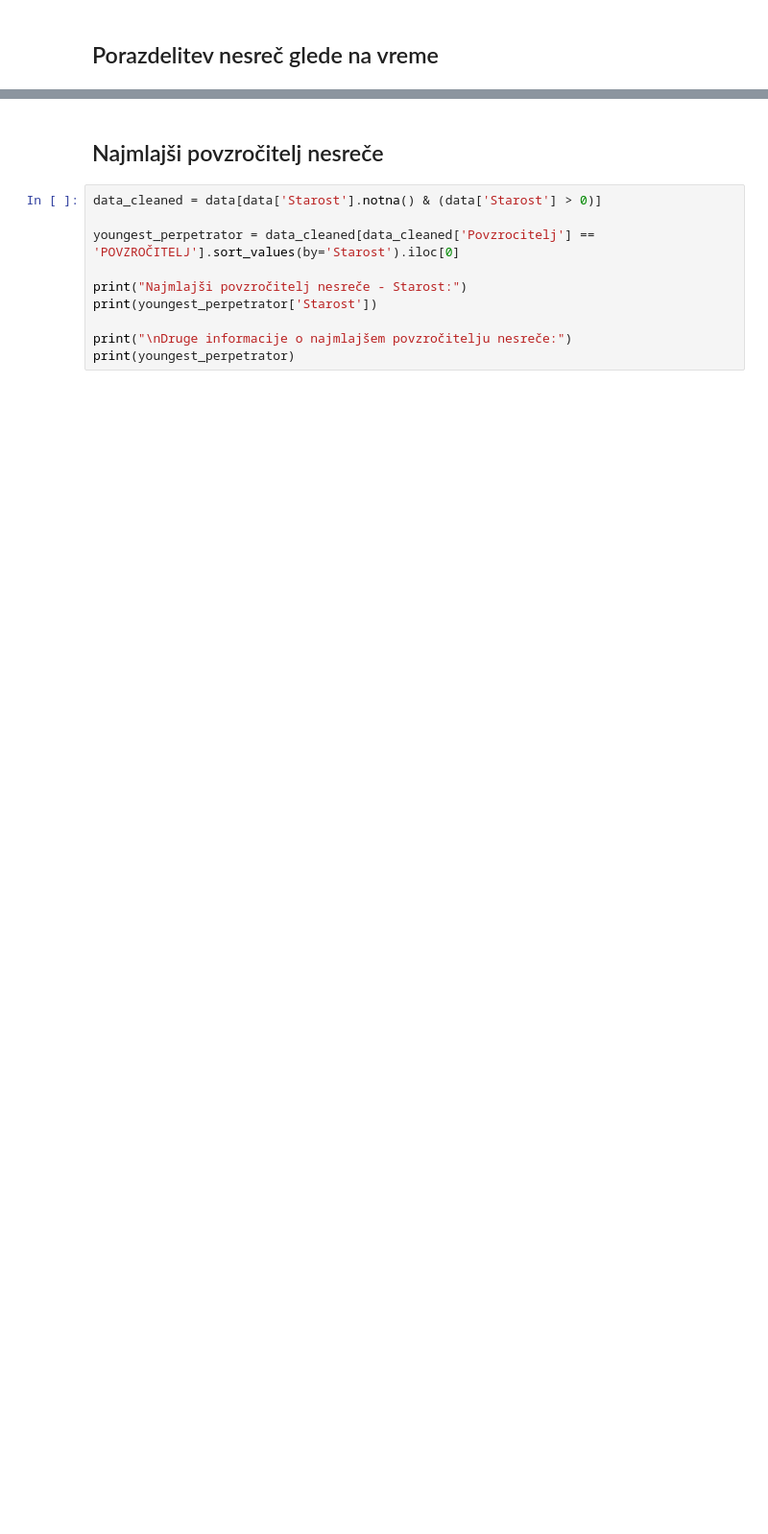
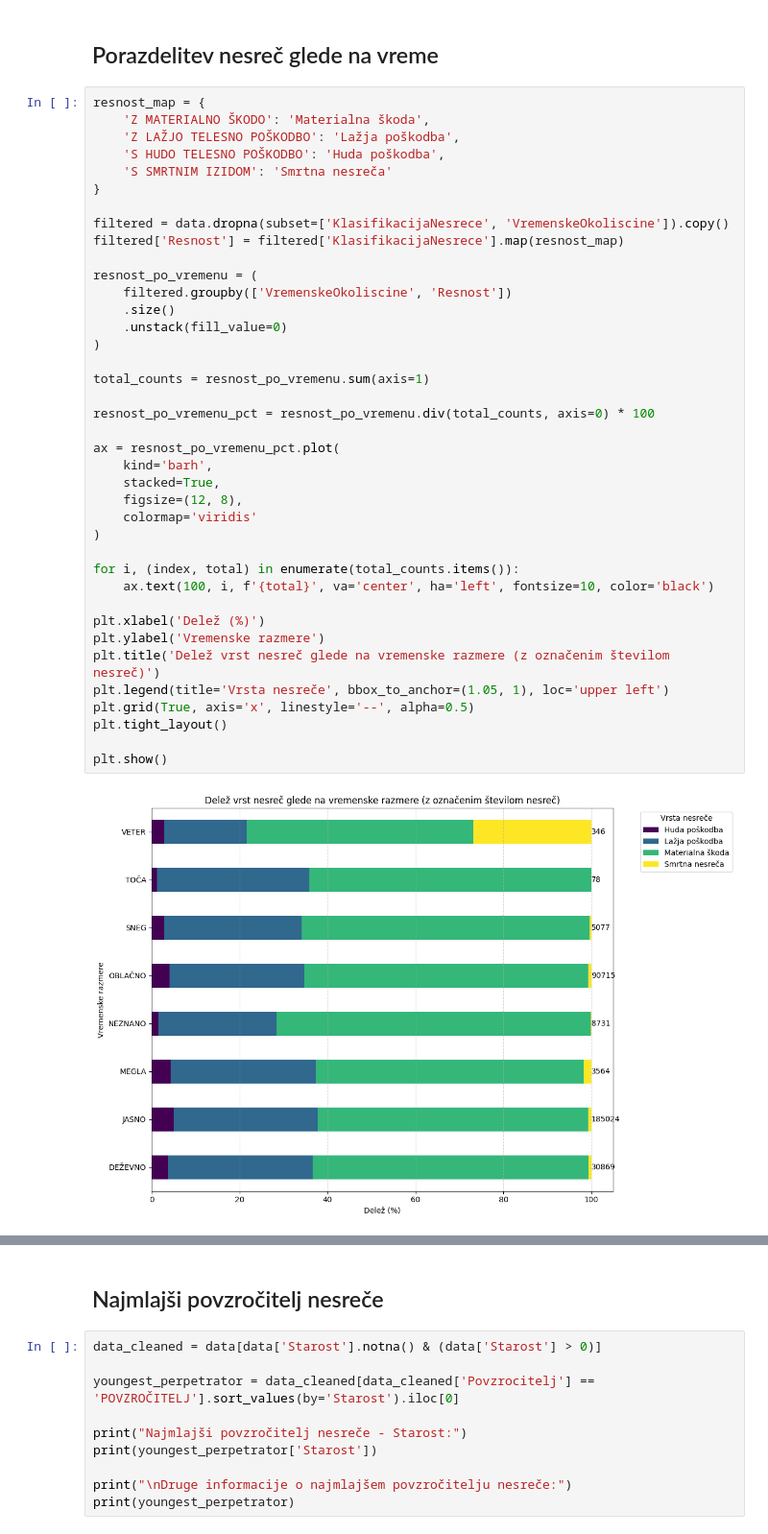
Before and after one commit to TeamsInsane/PR25_3, a Jupyter notebook: simple.ipynb, the cells around one changed output, grey strips where cells are left out. Shown at 96% size. Saved outputs shown, nothing was run; the diff lists cells and outputs as text; blank space fills up the shorter version.

```diff
--- a/simple.ipynb
+++ b/simple.ipynb
@@ -354,3 +378,44 @@ plt.show()
 # %% [markdown]
 ## Porazdelitev nesreč glede na vreme
+# %%
+resnost_map = {
+    'Z MATERIALNO ŠKODO': 'Materialna škoda',
+    'Z LAŽJO TELESNO POŠKODBO': 'Lažja poškodba',
+    'S HUDO TELESNO POŠKODBO': 'Huda poškodba',
+    'S SMRTNIM IZIDOM': 'Smrtna nesreča'
+}
+
+filtered = data.dropna(subset=['KlasifikacijaNesrece', 'VremenskeOkoliscine']).copy()
+filtered['Resnost'] = filtered['KlasifikacijaNesrece'].map(resnost_map)
+
+resnost_po_vremenu = (
+    filtered.groupby(['VremenskeOkoliscine', 'Resnost'])
+    .size()
+    .unstack(fill_value=0)
+)
+
+total_counts = resnost_po_vremenu.sum(axis=1)
+
+resnost_po_vremenu_pct = resnost_po_vremenu.div(total_counts, axis=0) * 100
+
+ax = resnost_po_vremenu_pct.plot(
+    kind='barh',
+    stacked=True,
+    figsize=(12, 8),
+    colormap='viridis'
+)
+
+for i, (index, total) in enumerate(total_counts.items()):
+    ax.text(100, i, f'{total}', va='center', ha='left', fontsize=10, color='black')
+
+plt.xlabel('Delež (%)')
+plt.ylabel('Vremenske razmere')
+plt.title('Delež vrst nesreč glede na vremenske razmere (z označenim številom nesreč)')
+plt.legend(title='Vrsta nesreče', bbox_to_anchor=(1.05, 1), loc='upper left')
+plt.grid(True, axis='x', linestyle='--', alpha=0.5)
+plt.tight_layout()
+
+plt.show()
+# %% [output]
+[figure, added]
 # %%
```
Also changed, not shown: parts of 29 cells of this notebook, 18 other files.
